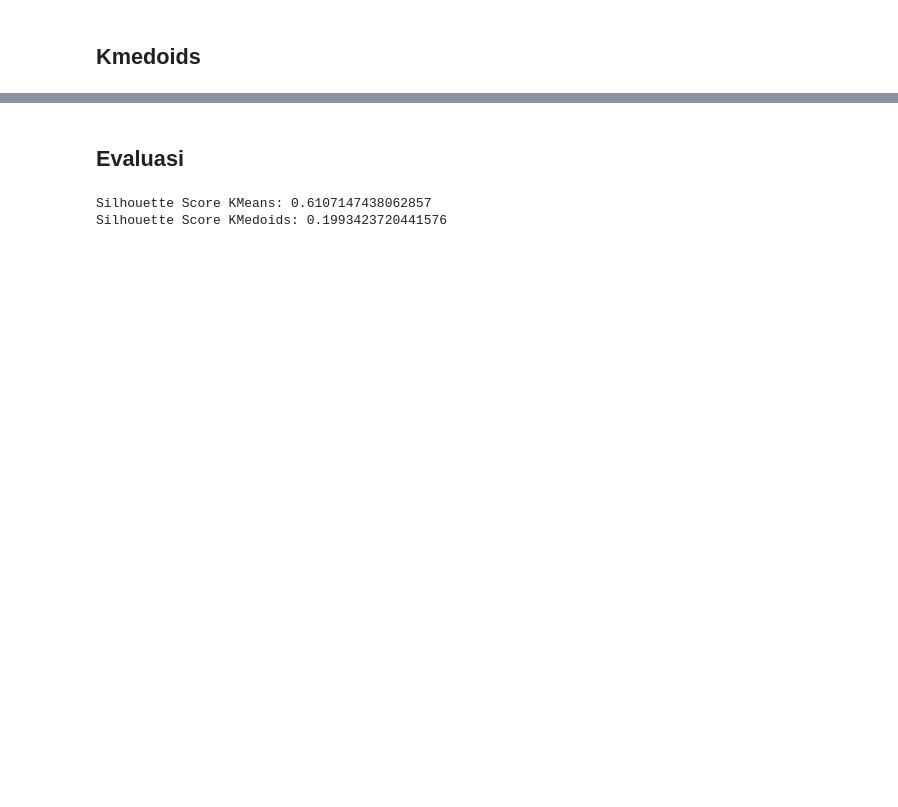
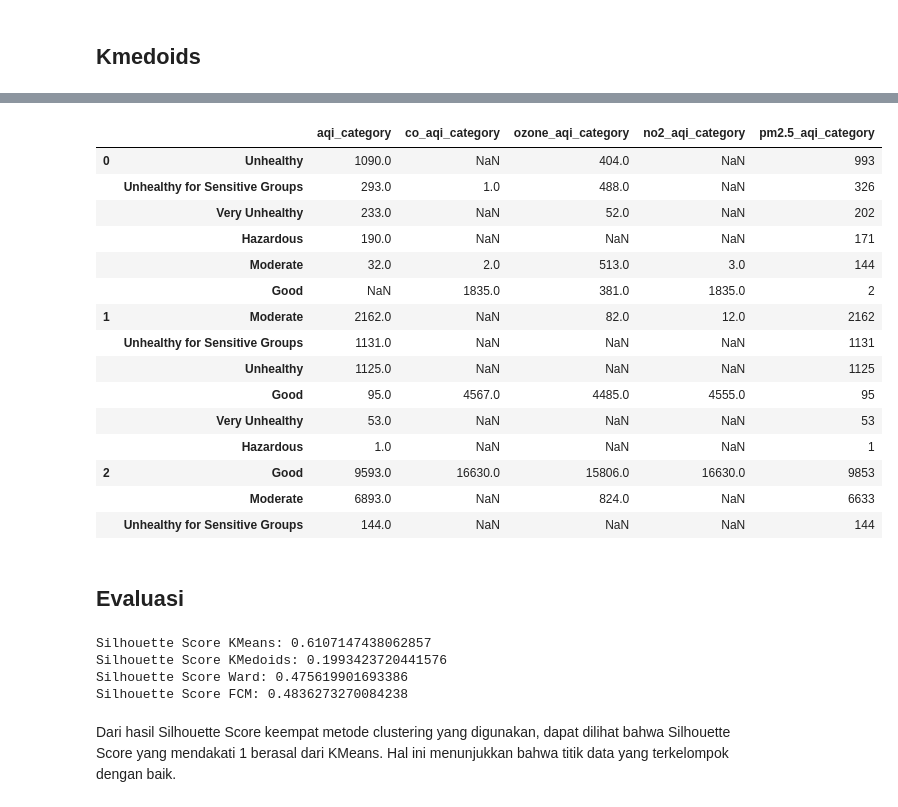
Before and after one commit to yudhamyn/PROJECT-AKHIR, a Jupyter notebook: agustina/Modeling_global_air_polution.ipynb, the cells around one changed output, grey strips where cells are left out. Cells and saved outputs as stored; diff of their text form; code cells hidden in the pictures; blank space fills up the shorter version.

```diff
--- a/agustina/kmeans_kmedoids_global_air_polution.ipynb
+++ b/agustina/Modeling_global_air_polution.ipynb
@@ -618,0 +800,16 @@ df.to_excel(output_file, index=False)
+# %%
+import skfuzzy as fuzz
+from skfuzzy import control as ctrl
+
+# Define the number of clusters
+n_clusters = 3
+
+# Apply fuzzy c-means clustering
+cntr, u, u0, d, jm, p, fpc = fuzz.cluster.cmeans(
+    aqi_df_scaled.T, n_clusters, 2, error=0.005, maxiter=1000, init=None
+)
+
+# Predict cluster membership for each data point
+fcm_clusters = np.argmax(u, axis=0)
+df['FCM_cluster'] = fcm_clusters
+df.head()
@@ -619,11 +823,57 @@ df.to_excel(output_file, index=False)
+# %%
+import pandas as pd
+
+def count_values_in_columns(df, num_clusters):
+    result_data = []
+    columns_to_count = ['aqi_category', 'co_aqi_category',
+                        'ozone_aqi_category', 'no2_aqi_category',
+                        'pm2.5_aqi_category']
+
+    for i in range(num_clusters):
+        cluster_df = df[df['FCM_cluster'] == i]
+        cluster_counts = [cluster_df[column].value_counts().rename(f'{column}')
+                          for column in columns_to_count]
+        cluster_counts_df = pd.concat(cluster_counts, axis=1)
+        result_data.append(cluster_counts_df)
+
+    result_df = pd.concat(result_data, keys=range(num_clusters))
+    return result_df
+
+# Contoh penggunaan fungsi
+count_values_in_columns(df, 3)
+# %% [output]
+|  |  | aqi_category | co_aqi_category | ozone_aqi_category | no2_aqi_category | pm2.5_aqi_category |
+| 0 | Unhealthy | 1090.0 | NaN | 404.0 | NaN | 993 |
+|  | Unhealthy for Sensitive Groups | 293.0 | 1.0 | 488.0 | NaN | 326 |
+|  | Very Unhealthy | 233.0 | NaN | 52.0 | NaN | 202 |
+|  | Hazardous | 190.0 | NaN | NaN | NaN | 171 |
+|  | Moderate | 32.0 | 2.0 | 513.0 | 3.0 | 144 |
+|  | Good | NaN | 1835.0 | 381.0 | 1835.0 | 2 |
+| 1 | Moderate | 2162.0 | NaN | 82.0 | 12.0 | 2162 |
+|  | Unhealthy for Sensitive Groups | 1131.0 | NaN | NaN | NaN | 1131 |
+|  | Unhealthy | 1125.0 | NaN | NaN | NaN | 1125 |
+|  | Good | 95.0 | 4567.0 | 4485.0 | 4555.0 | 95 |
+|  | Very Unhealthy | 53.0 | NaN | NaN | NaN | 53 |
+|  | Hazardous | 1.0 | NaN | NaN | NaN | 1 |
+| 2 | Good | 9593.0 | 16630.0 | 15806.0 | 16630.0 | 9853 |
+|  | Moderate | 6893.0 | NaN | 824.0 | NaN | 6633 |
+|  | Unhealthy for Sensitive Groups | 144.0 | NaN | NaN | NaN | 144 |
 # %% [markdown]
 ## Evaluasi
 # %%
-# Evaluasi
 kmeans_score = silhouette_score(aqi_df_scaled, kmeans_clusters)
 kmedoids_score = silhouette_score(aqi_df_scaled, kmedoids_clusters)
+ward_score = silhouette_score(aqi_df_scaled, ward_cluster)
+fcm_score = silhouette_score(aqi_df_scaled, fcm_clusters)
+
 print(f"Silhouette Score KMeans: {kmeans_score}")
 print(f"Silhouette Score KMedoids: {kmedoids_score}")
+print(f"Silhouette Score Ward: {ward_score}")
+print(f"Silhouette Score FCM: {fcm_score}")
 # %% [output]
 Silhouette Score KMeans: 0.6107147438062857
 Silhouette Score KMedoids: 0.1993423720441576
+Silhouette Score Ward: 0.475619901693386
+Silhouette Score FCM: 0.4836273270084238
+# %% [markdown]
+Dari hasil Silhouette Score keempat metode clustering yang digunakan, dapat dilihat bahwa Silhouette Score yang mendakati 1 berasal dari KMeans. Hal ini menunjukkan bahwa titik data yang terkelompok dengan baik.
```
Also changed, not shown: parts of 21 cells of this notebook, 2 other files.
